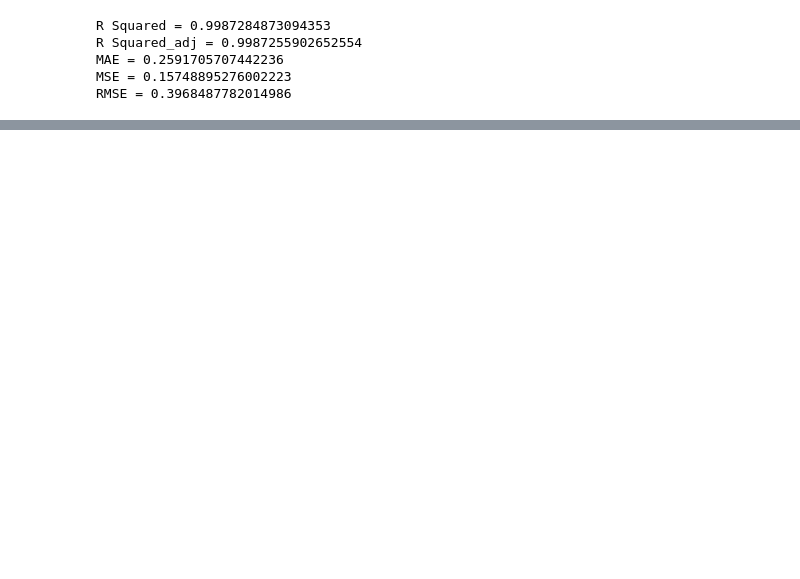
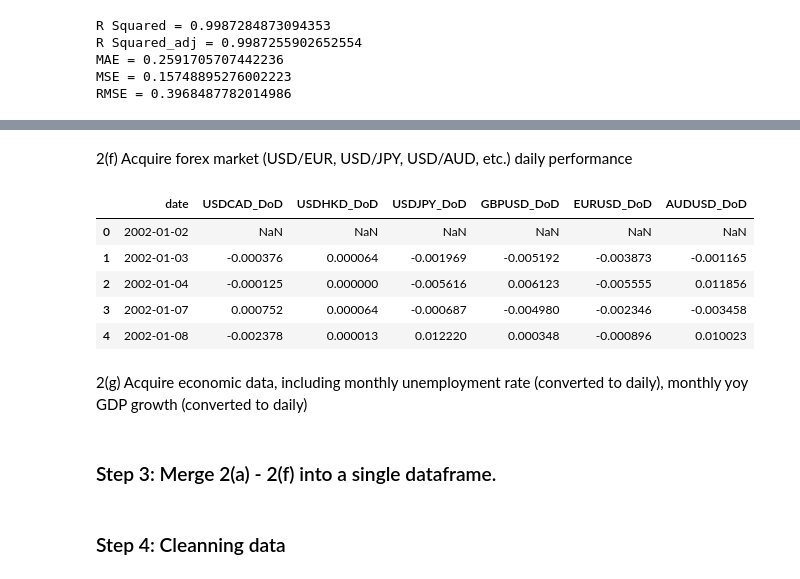
Before and after one commit to stevegbrooks/big-portfolio-learner, a Jupyter notebook: big_portfolio_learner.ipynb, the cells around one changed output, grey strips where cells are left out. Cells and saved outputs as stored; diff of their text form; code cells hidden in the pictures; blank space fills up the shorter version.

```diff
--- a/big_portfolio_learner.ipynb
+++ b/big_portfolio_learner.ipynb
@@ -320,0 +391,37 @@ RMSE = 0.3968487782014986
+# %% [markdown]
+2(f) Acquire forex market (USD/EUR, USD/JPY, USD/AUD, etc.) daily performance
+# %%
+forex_data = pd.read_csv('/content/other_data/forex.csv')
+
+forex_data = forex_data[['date', 'USDCAD', 'USDHKD', 'USDJPY', 'GBPUSD', 'EURUSD', 'AUDUSD']]
+
+# filling missing data
+forex_data = forex_data.fillna(method='ffill')
+
+# convert data format
+forex_data['date'] = pd.to_datetime(forex_data.date)
+forex_data = forex_data[forex_data['date'] < pd.Timestamp(2020,1,1)]
+
+# calculating day-over-day % price change
+forex_data['USDCAD_DoD'] = forex_data['USDCAD'].pct_change(1)
+forex_data['USDHKD_DoD'] = forex_data['USDHKD'].pct_change(1)
+forex_data['USDJPY_DoD'] = forex_data['USDJPY'].pct_change(1)
+forex_data['GBPUSD_DoD'] = forex_data['GBPUSD'].pct_change(1)
+forex_data['EURUSD_DoD'] = forex_data['EURUSD'].pct_change(1)
+forex_data['AUDUSD_DoD'] = forex_data['AUDUSD'].pct_change(1)
+forex_data = forex_data[['date', 'USDCAD_DoD', 'USDHKD_DoD', 'USDJPY_DoD', 'GBPUSD_DoD', 'EURUSD_DoD', 'AUDUSD_DoD']]
+
+forex_data.head()
+# %% [output]
+|  | date | USDCAD_DoD | USDHKD_DoD | USDJPY_DoD | GBPUSD_DoD | EURUSD_DoD | AUDUSD_DoD |
+| 0 | 2002-01-02 | NaN | NaN | NaN | NaN | NaN | NaN |
+| 1 | 2002-01-03 | -0.000376 | 0.000064 | -0.001969 | -0.005192 | -0.003873 | -0.001165 |
+| 2 | 2002-01-04 | -0.000125 | 0.000000 | -0.005616 | 0.006123 | -0.005555 | 0.011856 |
+| 3 | 2002-01-07 | 0.000752 | 0.000064 | -0.000687 | -0.004980 | -0.002346 | -0.003458 |
+| 4 | 2002-01-08 | -0.002378 | 0.000013 | 0.012220 | 0.000348 | -0.000896 | 0.010023 |
+# %% [markdown]
+2(g) Acquire economic data, including monthly unemployment rate (converted to daily), monthly yoy GDP growth (converted to daily)
+# %% [markdown]
+### Step 3: Merge 2(a) - 2(f) into a single dataframe.
+# %% [markdown]
+### Step 4:  Cleanning data
```
Also changed, not shown: parts of 15 cells of this notebook.
